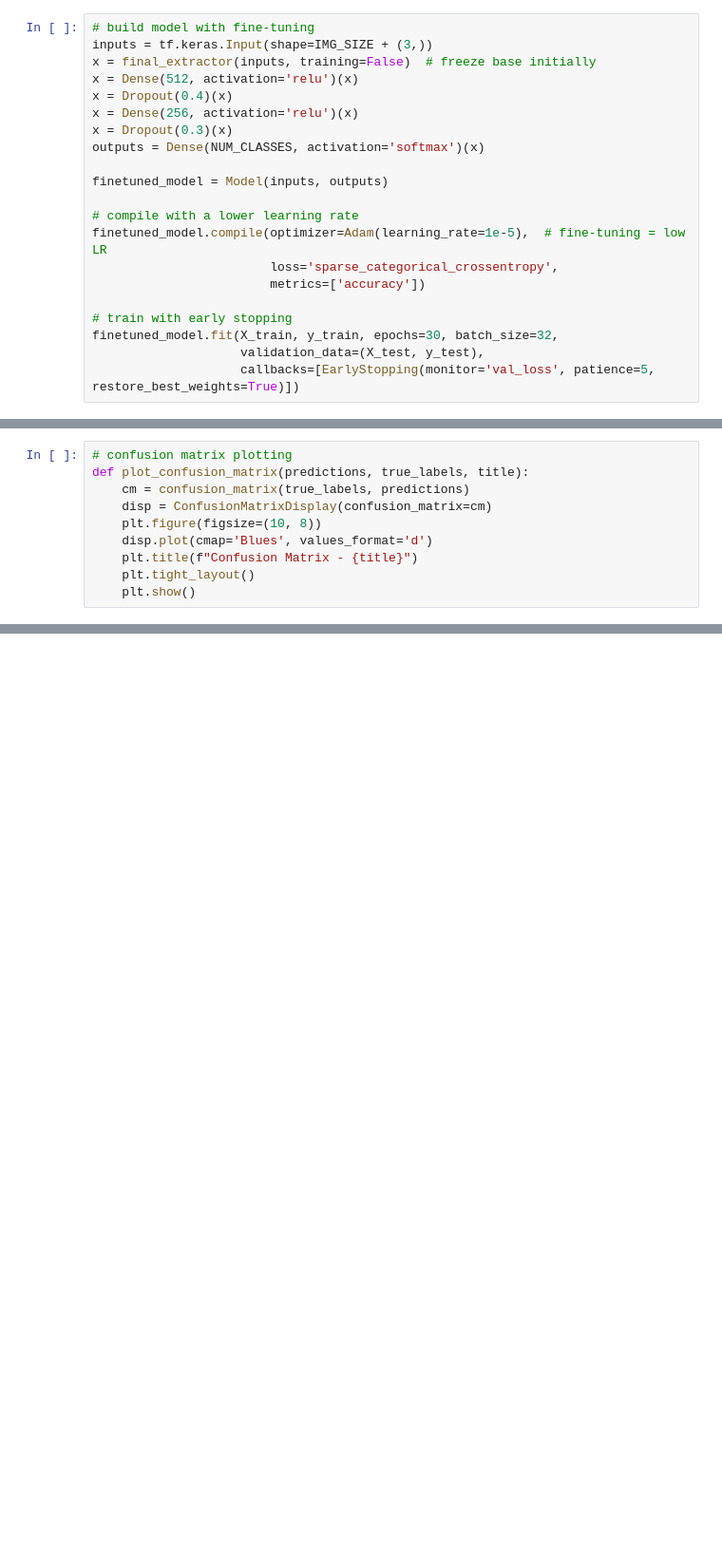
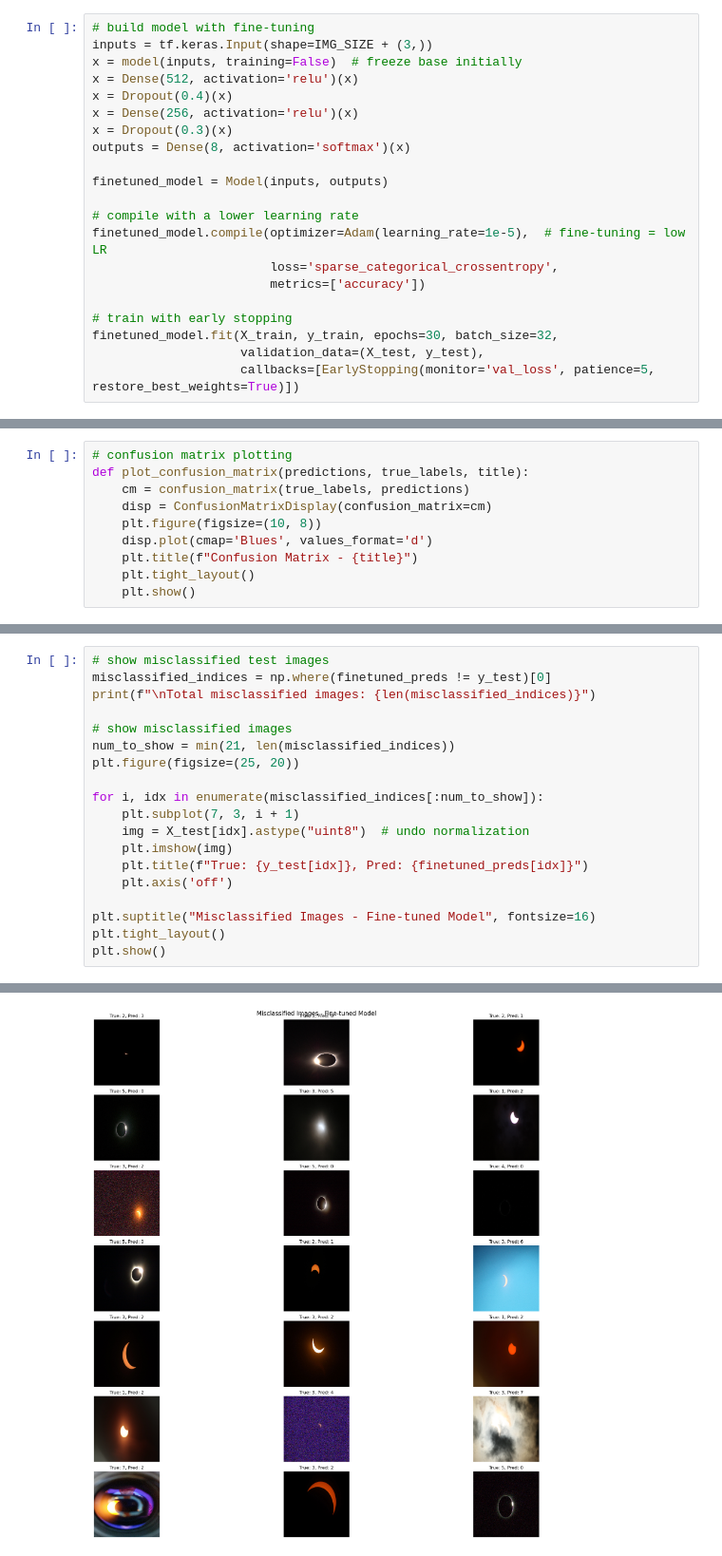
Before and after one commit to GonzalezC-Dev/Computer-Vision, a Jupyter notebook: Eclipse_CNN_V2.ipynb, the cells around one changed output, grey strips where cells are left out. Shown at 95% size. Saved outputs shown, nothing was run; the diff lists cells and outputs as text; blank space fills up the shorter version.

```diff
--- a/Eclipse_CNN_V2.ipynb
+++ b/Eclipse_CNN_V2.ipynb
@@ -87,12 +88,12 @@ X_test_scaled = scaler.transform(X_test_feats)
 # %%
 # build model with fine-tuning
 inputs = tf.keras.Input(shape=IMG_SIZE + (3,))
-x = final_extractor(inputs, training=False)  # freeze base initially
+x = model(inputs, training=False)  # freeze base initially
 x = Dense(512, activation='relu')(x)
 x = Dropout(0.4)(x)
 x = Dense(256, activation='relu')(x)
 x = Dropout(0.3)(x)
-outputs = Dense(NUM_CLASSES, activation='softmax')(x)
+outputs = Dense(8, activation='softmax')(x)
 
 finetuned_model = Model(inputs, outputs)
 
@@ -184,0 +217,20 @@ plot_confusion_matrix(knn_preds, y_test, "KNN")
+# %%
+# show misclassified test images
+misclassified_indices = np.where(finetuned_preds != y_test)[0]
+print(f"\nTotal misclassified images: {len(misclassified_indices)}")
+
+# show misclassified images
+num_to_show = min(21, len(misclassified_indices))
+plt.figure(figsize=(25, 20))
+
+for i, idx in enumerate(misclassified_indices[:num_to_show]):
+    plt.subplot(7, 3, i + 1)
+    img = X_test[idx].astype("uint8")  # undo normalization
+    plt.imshow(img)
+    plt.title(f"True: {y_test[idx]}, Pred: {finetuned_preds[idx]}")
+    plt.axis('off')
+
+plt.suptitle("Misclassified Images - Fine-tuned Model", fontsize=16)
+plt.tight_layout()
+plt.show()
+# %% [output]
@@ -184,0 +238 @@ plot_confusion_matrix(knn_preds, y_test, "KNN")
+[figure, added]
```
Also changed, not shown: parts of 8 cells of this notebook.
